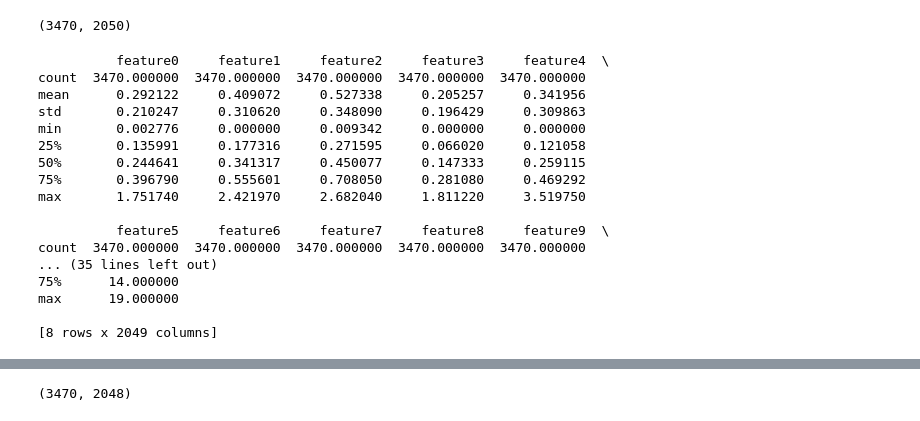
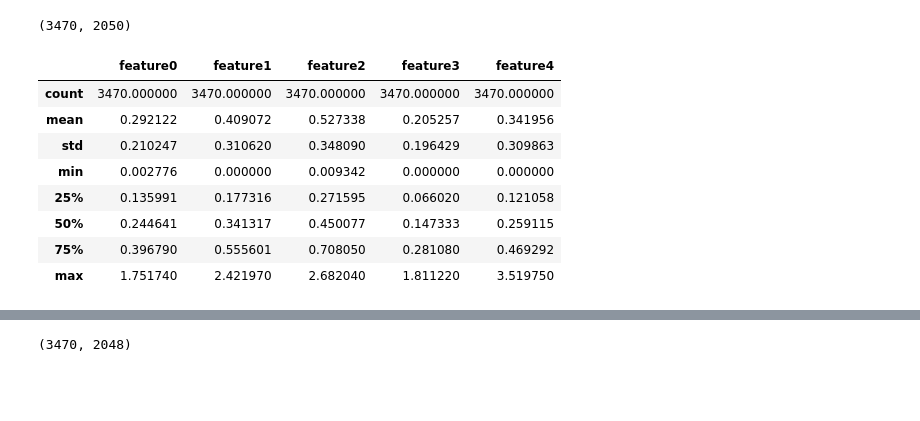
Before and after one commit to tonyslowdown/deep-features, a Jupyter notebook: kfood.ipynb, the cells around one changed output, grey strips where cells are left out. Cells and saved outputs as stored; diff of their text form; code cells hidden in the pictures; blank space fills up the shorter version.

```diff
--- a/kfood.ipynb
+++ b/kfood.ipynb
@@ -92,24 +127,16 @@ Name: category, dtype: int64
 df.shape
 # %% [output]
 (3470, 2050)
-# %%
-df.describe()
-# %% [output]
-          feature0     feature1     feature2     feature3     feature4  \
-count  3470.000000  3470.000000  3470.000000  3470.000000  3470.000000
-mean      0.292122     0.409072     0.527338     0.205257     0.341956
-std       0.210247     0.310620     0.348090     0.196429     0.309863
-min       0.002776     0.000000     0.009342     0.000000     0.000000
-25%       0.135991     0.177316     0.271595     0.066020     0.121058
-50%       0.244641     0.341317     0.450077     0.147333     0.259115
-75%       0.396790     0.555601     0.708050     0.281080     0.469292
-max       1.751740     2.421970     2.682040     1.811220     3.519750
-
-          feature5     feature6     feature7     feature8     feature9  \
-count  3470.000000  3470.000000  3470.000000  3470.000000  3470.000000
-... (35 lines left out)
-75%      14.000000
-max      19.000000
-
-[8 rows x 2049 columns]
+# %%
+df.describe()[['feature0', 'feature1', 'feature2', 'feature3', 'feature4',]]
+# %% [output]
+|  | feature0 | feature1 | feature2 | feature3 | feature4 |
+| count | 3470.000000 | 3470.000000 | 3470.000000 | 3470.000000 | 3470.000000 |
+| mean | 0.292122 | 0.409072 | 0.527338 | 0.205257 | 0.341956 |
+| std | 0.210247 | 0.310620 | 0.348090 | 0.196429 | 0.309863 |
+| min | 0.002776 | 0.000000 | 0.009342 | 0.000000 | 0.000000 |
+| 25% | 0.135991 | 0.177316 | 0.271595 | 0.066020 | 0.121058 |
+| 50% | 0.244641 | 0.341317 | 0.450077 | 0.147333 | 0.259115 |
+| 75% | 0.396790 | 0.555601 | 0.708050 | 0.281080 | 0.469292 |
+| max | 1.751740 | 2.421970 | 2.682040 | 1.811220 | 3.519750 |
 # %%
```
Also changed, not shown: parts of 9 cells of this notebook, 4 other files.
